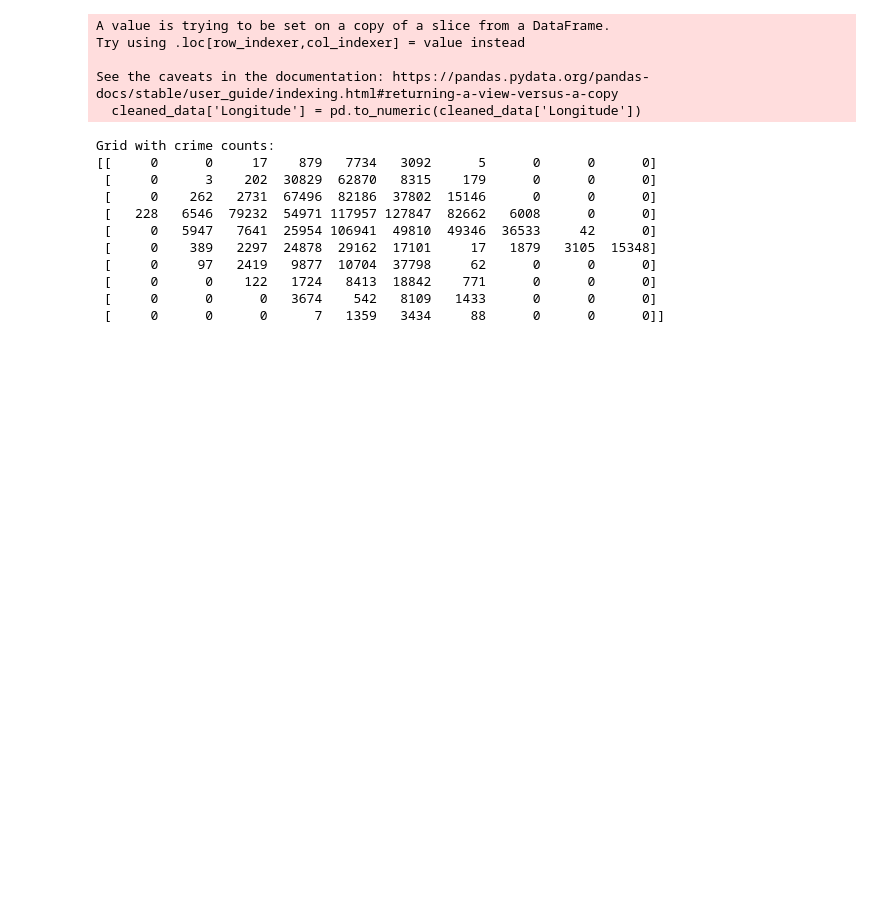
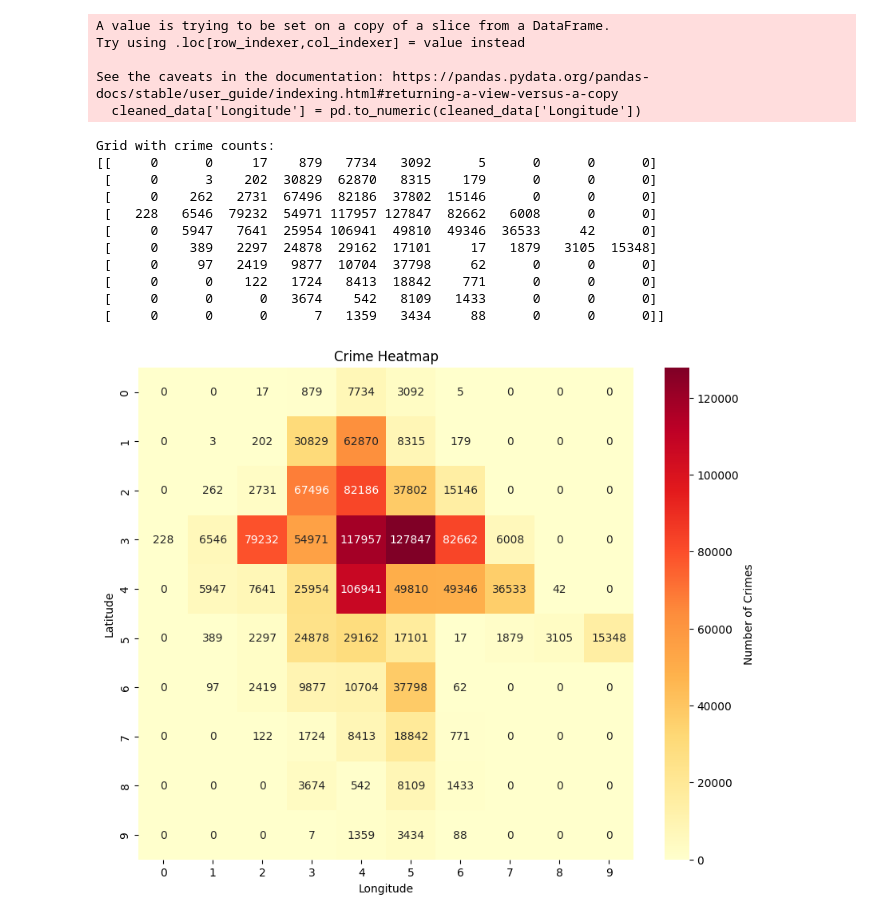
Before and after one commit to TejasTadikonda04/fort-worth-crime-analysis, a Jupyter notebook: crime-analysis.ipynb, the cells around one changed output. Cells and saved outputs as stored; diff of their text form; code cells hidden in the pictures; blank space fills up the shorter version.

Commit message:
created a seaborn heatmap

```diff
--- a/crime-analysis.ipynb
+++ b/crime-analysis.ipynb
@@ -152,3 +152,16 @@ Grid with crime counts:
  [     0      0    122   1724   8413  18842    771      0      0      0]
  [     0      0      0   3674    542   8109   1433      0      0      0]
  [     0      0      0      7   1359   3434     88      0      0      0]]
+# %%
+import seaborn as sns
+import matplotlib.pyplot as plt
+
+# Create a Seaborn heatmap
+plt.figure(figsize=(10, 8))
+sns.heatmap(grid, annot=True, fmt='d', cmap='YlOrRd', cbar_kws={'label': 'Number of Crimes'})
+plt.title('Crime Heatmap')
+plt.xlabel('Longitude')
+plt.ylabel('Latitude')
+plt.show()
+# %% [output]
+[figure, added]
```
